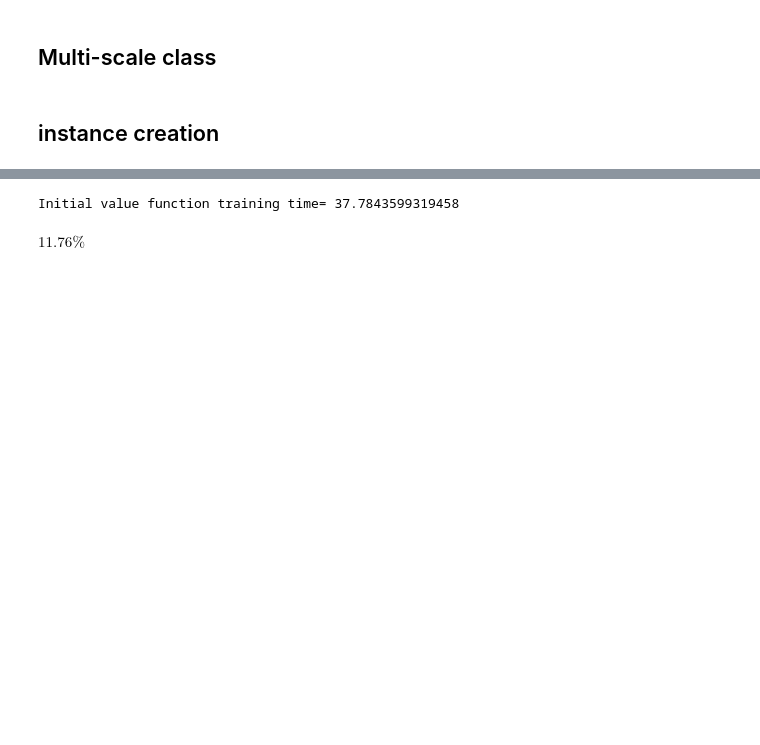
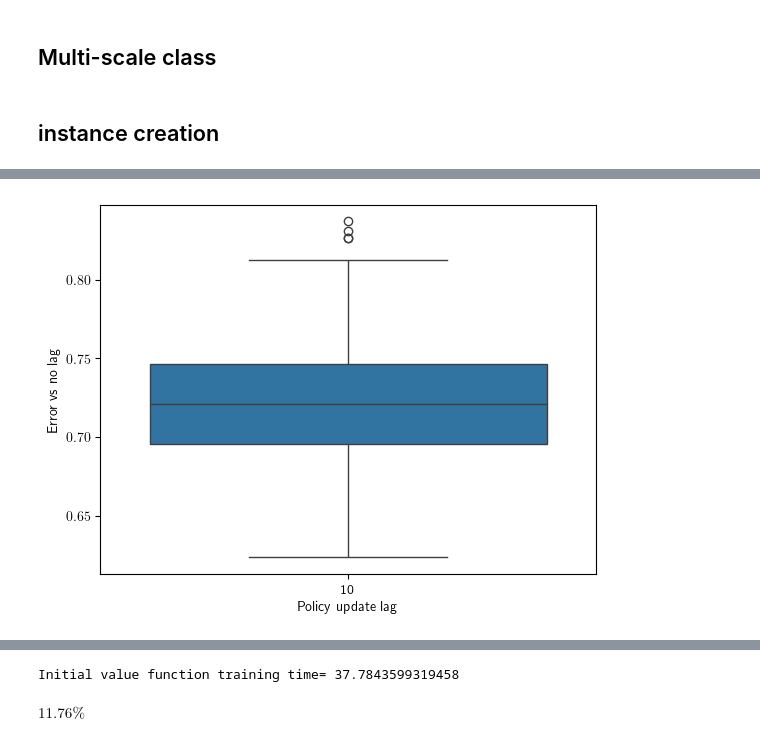
Before and after one commit to arashfahim/multiscale-PGM-for-stochastic-control, a Jupyter notebook: LQC/rewrite/LQC_Updated_v5.ipynb, the cells around one changed output, grey strips where cells are left out. Cells and saved outputs as stored; diff of their text form; code cells hidden in the pictures; blank space fills up the shorter version.

```diff
--- a/LQC/rewrite/LQC_Updated_v5.ipynb
+++ b/LQC/rewrite/LQC_Updated_v5.ipynb
@@ -798,0 +797,15 @@ Training time= 75.96791100502014
+# %%
+df = pd.DataFrame(np.zeros([100,1]), columns=[10])
+for i,_ in df.iterrows():
+    for c in df.columns:
+        df.loc[i,c] = ms1.cost_eval(lqsc.policy,5000,torch.tensor([0.5]),policy_update_lag=c).clone().detach().numpy()-ms1.cost_eval(ms1.policy,3000,torch.tensor([0.5]),policy_update_lag=1).clone().detach().numpy()
+        # ell.append(lqsc.disc_cost_eval(lqsc.policy,1000,2,torch.tensor([0.5])).clone().detach().numpy()-lqsc.cost_eval(lqsc.policy,1000,torch.tensor([0.5])).clone().detach().numpy())
+        # ell.append(lqsc.disc_cost_eval(lqsc.policy,1000,5,torch.tensor([0.5])).clone().detach().numpy()-lqsc.cost_eval(lqsc.policy,1000,torch.tensor([0.5])).clone().detach().numpy())
+
+# plt.boxplot(ell);
+# %%
+g = sns.boxplot(data=df);
+g.set_xlabel("Policy update lag");
+g.set_ylabel("Error vs no lag");
+# %% [output]
+[figure, added]
```
Also changed, not shown: parts of 12 cells of this notebook.
